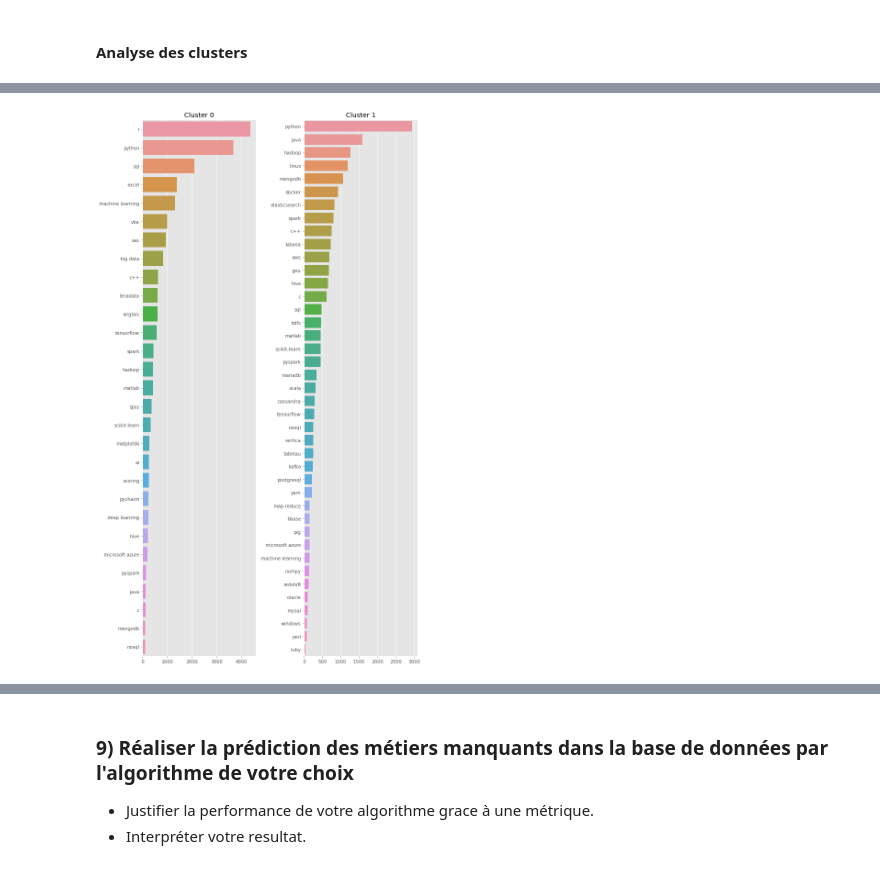
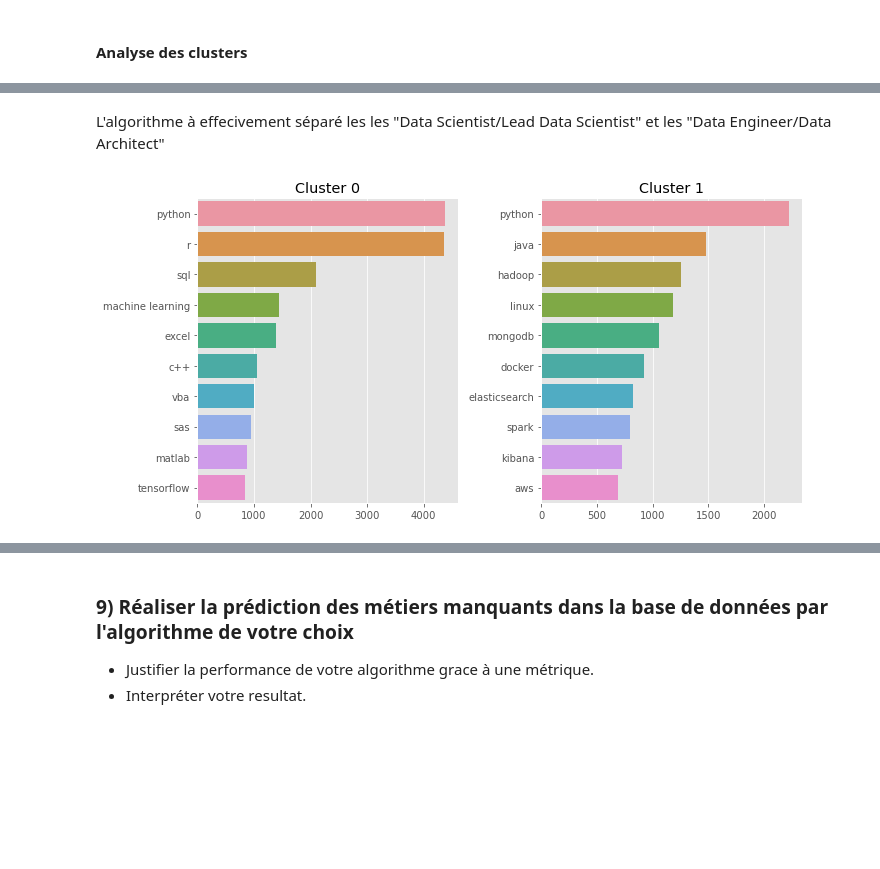
Before and after one commit to FlorianMuller/test-aquila, a Jupyter notebook: Test_Technique_ML.ipynb, the cells around one changed output, grey strips where cells are left out. Drawn from its saved outputs; the diff is of its cells as text; code cells hidden in the pictures; blank space fills up the shorter version.

Commit message:
end (result exploration + prediction)

```diff
--- a/Test_Technique_ML.ipynb
+++ b/Test_Technique_ML.ipynb
@@ -156,6 +167,6 @@ On remplace aussi les valeurs manquante dans `Experience` par la moyenne pour le
 # %%
 for metier in ["Data architecte", "Lead data scientist"]:
-    metier_mean = df_by_metier.get_group(metier)["Experience"].mean()
+    metier_mean = df_by_metier.get_group(metier)["Experience"].median()
     df.loc[(df["Metier"] == metier) & (df["Experience"].isna()), "Experience"] = metier_mean
 # %%
 get_exp_nan_by_metier_details()
@@ -270,12 +343,12 @@ On nettoi aussi un peu les données:
   - Dans nos listes, il existe les technologie `"Hadoop(HDFS)"`, `"Hadoop"` et `"HDFS"` qui sont similaire. Je pense convertir `"Hadoop(HDFS)"` en `"Hadoop"` et `"HDFS"`.
 # %%
-df["Technologies"] = df["Technologies"].apply(lambda str_lst: list(set(
+df["Technologies"] = df["Technologies"].apply(lambda str_lst: sorted(list(set(
     re.sub(r"nosq(?!l)", "nosql", str_lst
         .lower()
         .replace("//", "/")
         .replace("hadoop(hdfs)", "hadoop/hdfs")
     ).split("/")
-)))
+))))
 
 print(type(df["Technologies"][0]))
 # %% [output]
@@ -285,6 +358,7 @@ On peut maintenant les compter, en comptant bien les éléments dans chaque list
 # %%
 def to_1D(series):
- return pd.Series([x for _list in series for x in _list])
+    """Flatten a Series of list"""
+    return pd.Series([x for _list in series for x in _list])
 
 techo_count = to_1D(df["Technologies"]).value_counts()
 techo_count.head(5)
@@ -456,8 +594,8 @@ from sklearn.cluster import KMeans
 SEED = 42
 
 # Preprocessing
-df = pd.read_csv("data.csv")
-train_df, preprocess_param = preprocess_for_clutering(df)
+new_df = pd.read_csv("data.csv")
+train_df, preprocess_param = preprocess_for_clutering(new_df)
 
 # Training
 kmeans = KMeans(n_clusters=2, random_state=SEED).fit(train_df)
@@ -465,12 +603,10 @@ kmeans = KMeans(n_clusters=2, random_state=SEED).fit(train_df)
 # Prediciton
 train_df["cluster"] = kmeans.predict(train_df)
 
-# Create new DataFrame to analyze result
-df_cluster = df.join(train_df["cluster"])
+
+# Creating new DataFrame to analyze result
+df_cluster, _ = preprocess_for_analyze(new_df.join(train_df["cluster"]))
 drop_nan(df_cluster, "cluster")
-preprocess_technologies(df_cluster)
-convert_column_to_float(df_cluster, "Experience")
-create_exp_label(df_cluster, preprocess_param)
 
 df_cluster.head(3)
 # %% [output]
@@ -550,15 +716,17 @@ plt.show()
+# %% [markdown]
+L'algorithme à effecivement séparé les les "Data Scientist/Lead Data Scientist" et les "Data Engineer/Data Architect"
 # %%
-c0_tech_count = to_1D(df_cluster[df_cluster["cluster"] == 0]["Technologies"]).value_counts()
-c1_tech_count = to_1D(df_cluster[df_cluster["cluster"] == 1]["Technologies"]).value_counts()
+c0_tech_count = to_1D(df_cluster[df_cluster["cluster"] == 0]["Technologies"]).value_counts()[:10]
+c1_tech_count = to_1D(df_cluster[df_cluster["cluster"] == 1]["Technologies"]).value_counts()[:10]
 
 
-fig, ax = plt.subplots(1,2, figsize=(10, 17))
+fig, ax = plt.subplots(1,2, figsize=(10, 5))
 sns.barplot(x=c0_tech_count.values, y=c0_tech_count.index, ax=ax[0])
 sns.barplot(x=c1_tech_count.values, y=c1_tech_count.index, ax=ax[1])
 
 ax[0].title.set_text("Cluster 0")
 ax[1].title.set_text("Cluster 1")
 fig.tight_layout()
 plt.show()
 # %% [output]
-[figure, old version]
+[figure, new version]
```
Also changed, not shown: parts of 106 cells of this notebook, 1 other file.
